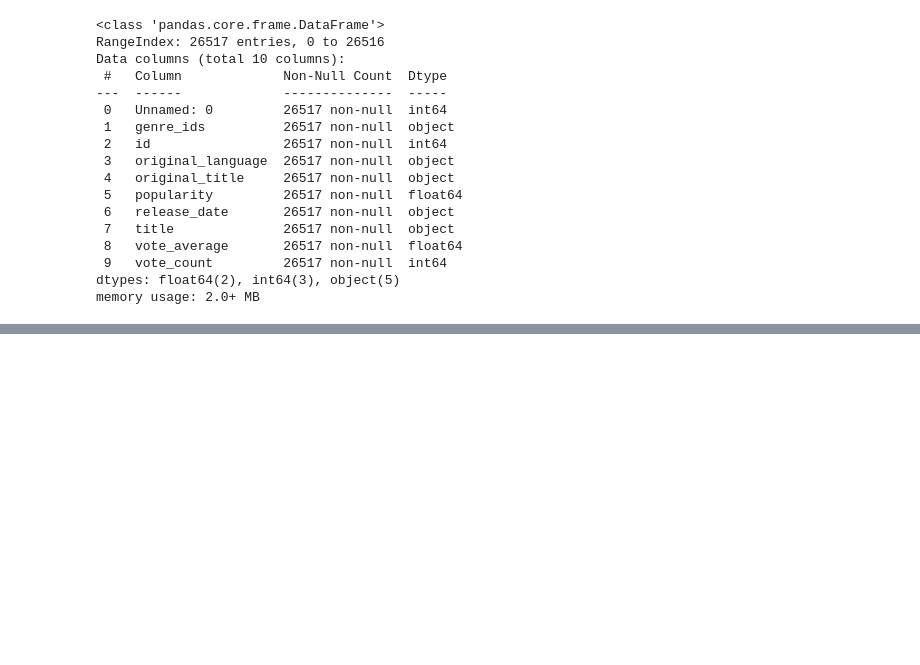
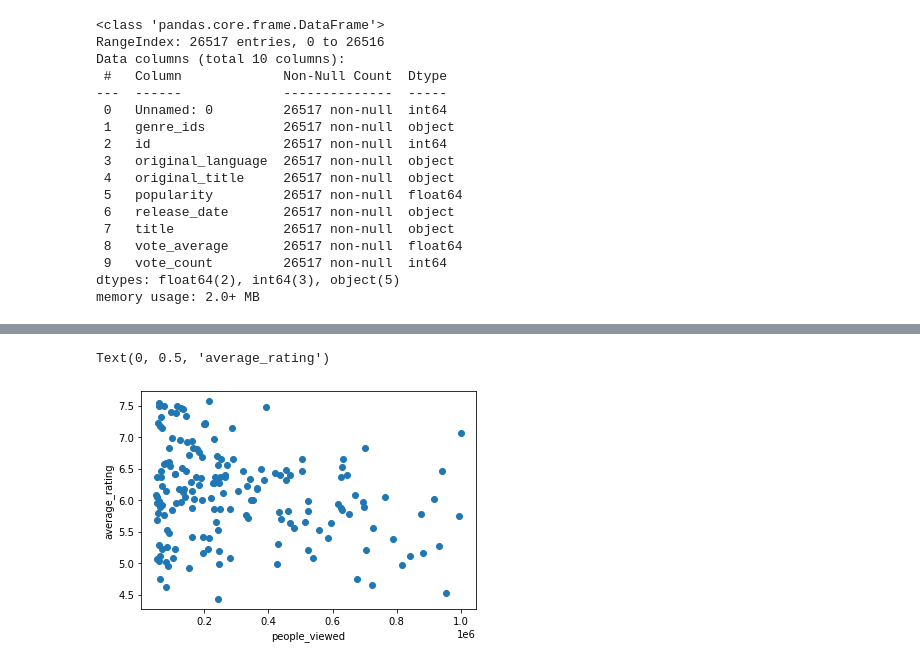
Before and after one commit to AbelO2022/Phase_1_Microsoft_Project, a Jupyter notebook: student.ipynb, the cells around one changed output, grey strips where cells are left out. Drawn from its saved outputs; the diff is of its cells as text; code cells hidden in the pictures; blank space fills up the shorter version.

```diff
--- a/student.ipynb
+++ b/student.ipynb
@@ -85,0 +371,7 @@ memory usage: 2.0+ MB
+# %%
+plt.scatter(data.people_viewed, data.average_rating)
+plt.xlabel("people_viewed")
+plt.ylabel("average_rating")
+# %% [output]
+Text(0, 0.5, 'average_rating')
+[figure, added]
```
Also changed, not shown: parts of 46 cells of this notebook.
